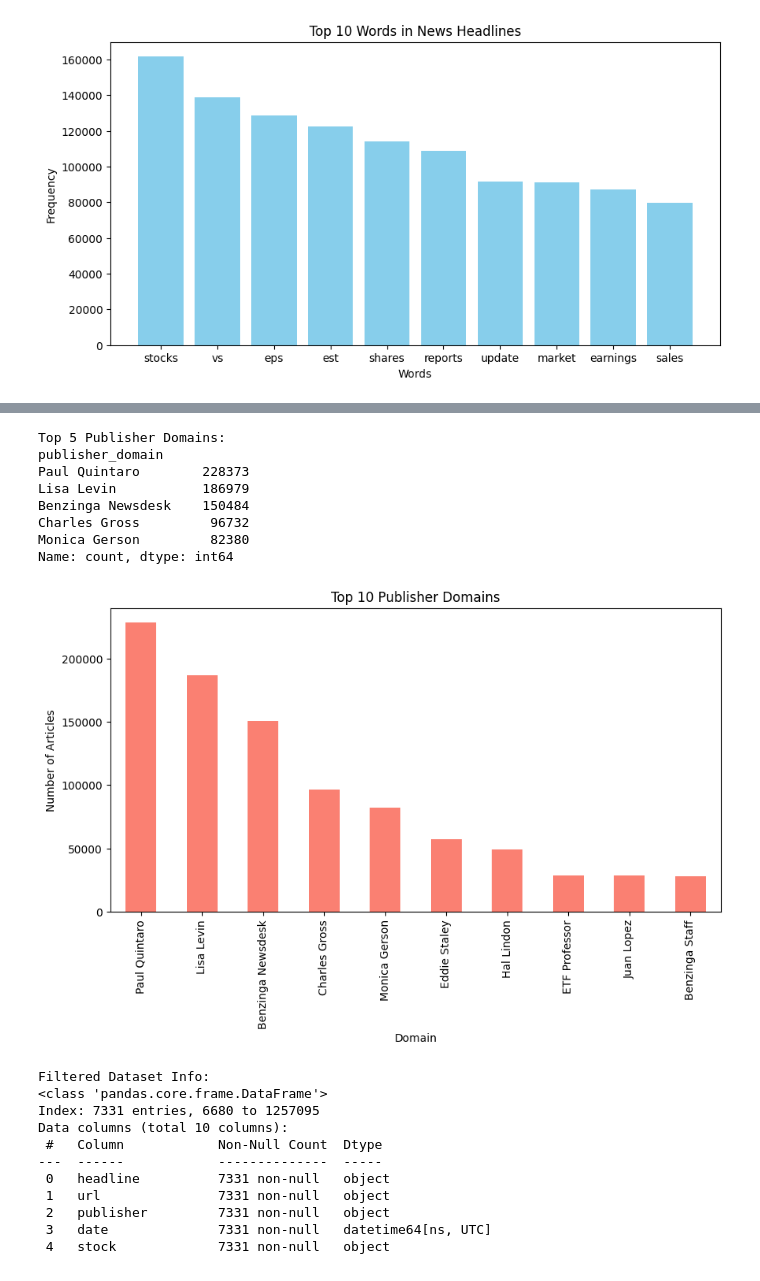
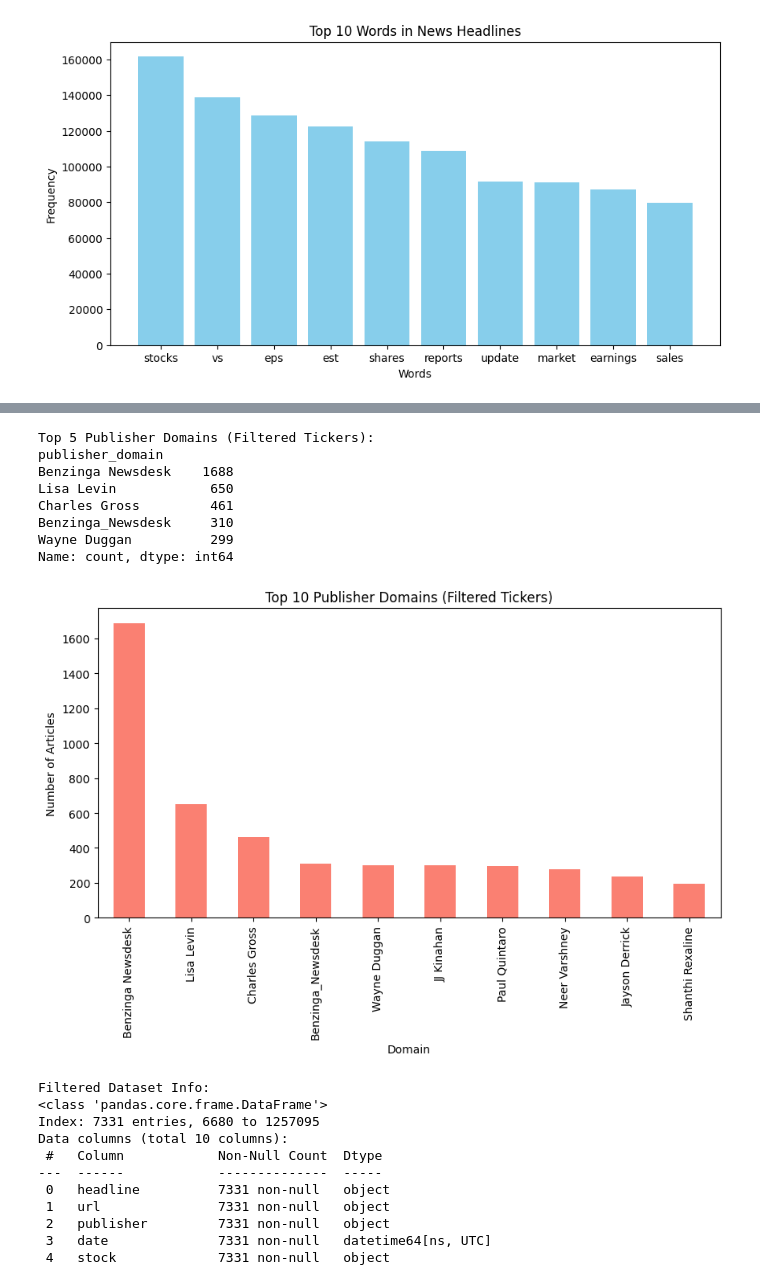
Before and after one commit to Dibora12/news_impact_price_analysis, a Jupyter notebook: notebooks/eda_news.ipynb, the cells around one changed output, grey strips where cells are left out. Saved outputs shown, nothing was run; the diff lists cells and outputs as text; code cells hidden in the pictures.

Commit message:
Added publisher analysis with domain extraction and visualization for filtered tickers

```diff
--- a/notebooks/eda_news.ipynb
+++ b/notebooks/eda_news.ipynb
@@ -184,0 +207,11 @@ Name: count, dtype: int64
+# %%
+df_news_filtered = df_news_filtered.copy()
+df_news_filtered['date_only'] = pd.to_datetime(df_news_filtered['date_only'])
+
+
+ticker_daily.rolling(window=7).mean().plot(figsize=(14, 7))
+plt.title('7-Day Rolling Average: Articles per Ticker')
+plt.xlabel('Date')
+plt.ylabel('Articles per Day')
+plt.legend(title='Ticker')
+plt.show()
@@ -185,32 +220,33 @@ Name: count, dtype: int64
 # %%
 # Publisher Analysis
 def extract_domain(publisher):
     if '@' in publisher:
         return publisher.split('@')[1]
     return publisher
 
-df_news['publisher_domain'] = df_news['publisher'].apply(extract_domain)
-domain_counts = df_news['publisher_domain'].value_counts()
-print("\nTop 5 Publisher Domains:")
+# Apply domain extraction to filtered dataset
+df_news_filtered['publisher_domain'] = df_news_filtered['publisher'].apply(extract_domain)
+domain_counts = df_news_filtered['publisher_domain'].value_counts()
+print("\nTop 5 Publisher Domains (Filtered Tickers):")
 print(domain_counts.head())
 
 # Visualize top domains
 plt.figure(figsize=(10, 5))
 domain_counts.head(10).plot(kind='bar', color='salmon')
-plt.title('Top 10 Publisher Domains')
+plt.title('Top 10 Publisher Domains (Filtered Tickers)')
 plt.xlabel('Domain')
 plt.ylabel('Number of Articles')
 plt.show()
 # %% [output]
-Top 5 Publisher Domains:
+Top 5 Publisher Domains (Filtered Tickers):
 publisher_domain
-Paul Quintaro        228373
-Lisa Levin           186979
-Benzinga Newsdesk    150484
-Charles Gross         96732
-Monica Gerson         82380
+Benzinga Newsdesk    1688
+Lisa Levin            650
+Charles Gross         461
+Benzinga_Newsdesk     310
+Wayne Duggan          299
 Name: count, dtype: int64
-[figure, old version]
+[figure, new version]
 # %%
 # Filter for relevant tickers
 tickers = ['AAPL', 'AMZN', 'GOOG', 'FB', 'MSF', 'NVDA', 'TSLA']
```
Also changed, not shown: parts of 3 cells of this notebook.
